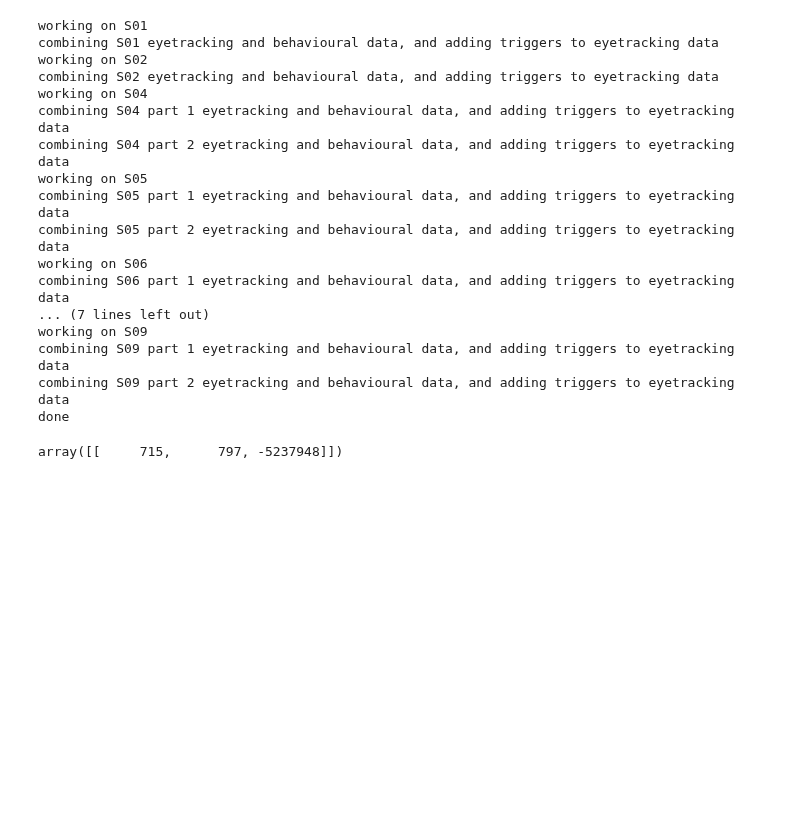
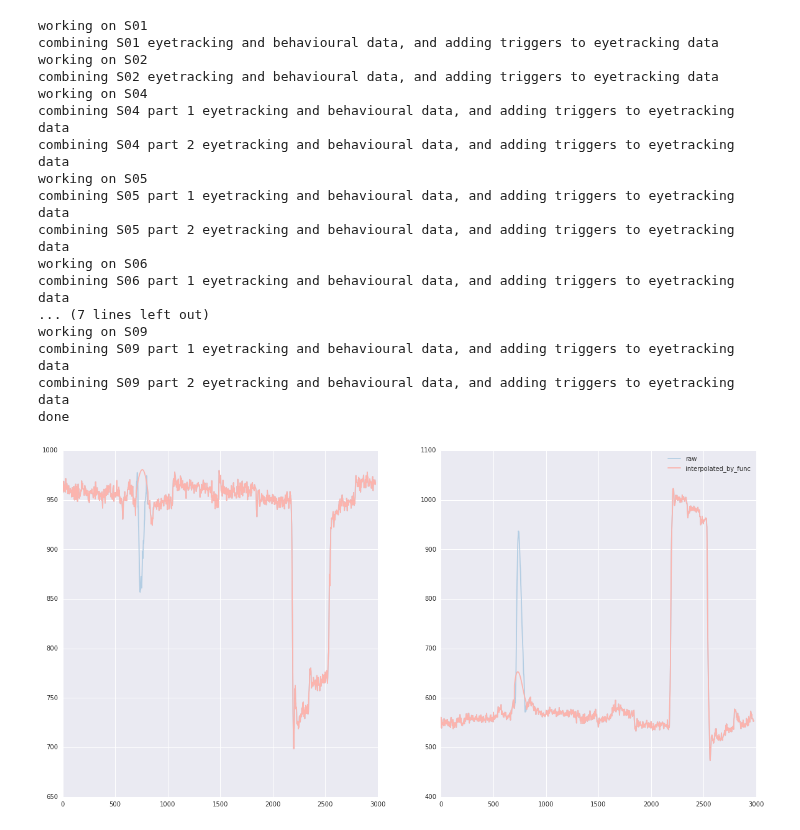
Before and after one commit to Nian-Jingqing/AttentionSaccade, a Jupyter notebook: AttentionSaccade_EyetrackerAnalysis.ipynb, the cells around one changed output. Saved outputs shown, nothing was run; the diff lists cells and outputs as text; code cells hidden in the pictures; blank space fills up the shorter version.

```diff
--- a/AttentionSaccade_EyetrackerAnalysis.ipynb
+++ b/AttentionSaccade_EyetrackerAnalysis.ipynb
@@ -412,15 +373,17 @@ type(trl)
-# %%
-trl['trackertime'][0]
-trl['events']['Eblk'] - trl['behaviour']['fstime']
-# %% [output]
-array([[     715,      797, -5237948]])
 # %%
+trl = copy.deepcopy(edat[0][40]) #this trial has a blink in it
+# demonstrate blink removal function
+plt.rcParams['figure.figsize'] = (20,10)
 fig = plt.figure()
+fig.set_canvas(plt.gcf().canvas)
 ax1 = fig.add_subplot(1,2,1)
 ax2 = fig.add_subplot(1,2,2)
 ax1.plot(trl['x'], color = '#b3cde3', label = 'raw')
 ax2.plot(trl['y'], color = '#b3cde3', label = 'raw')
 myfunctions.interpolateBlinks(trl, kind = 'cubic')
 ax1.plot(trl['x'], color = '#fbb4ae', label = 'interpolated_by_func'); plt.legend()
 ax2.plot(trl['y'], color = '#fbb4ae', label = 'interpolated_by_func'); plt.legend()
 plt.show()
+fig.savefig(os.path.join(workingfolder, 'figures', 'blink_interpolation_example.pdf'))
+# %% [output]
+[figure, added]
```
Also changed, not shown: parts of 38 cells of this notebook.
